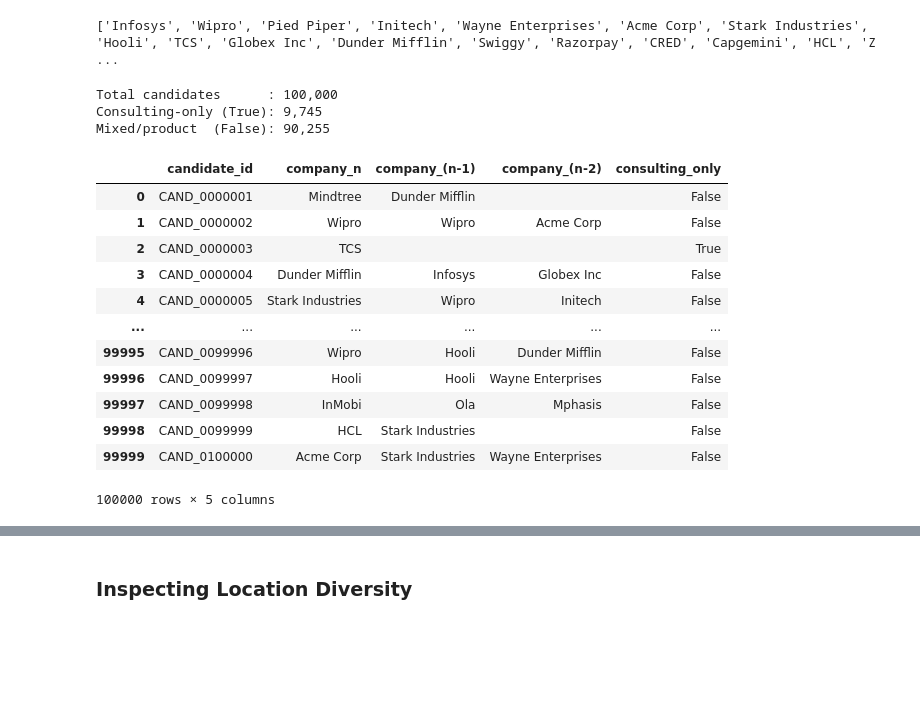
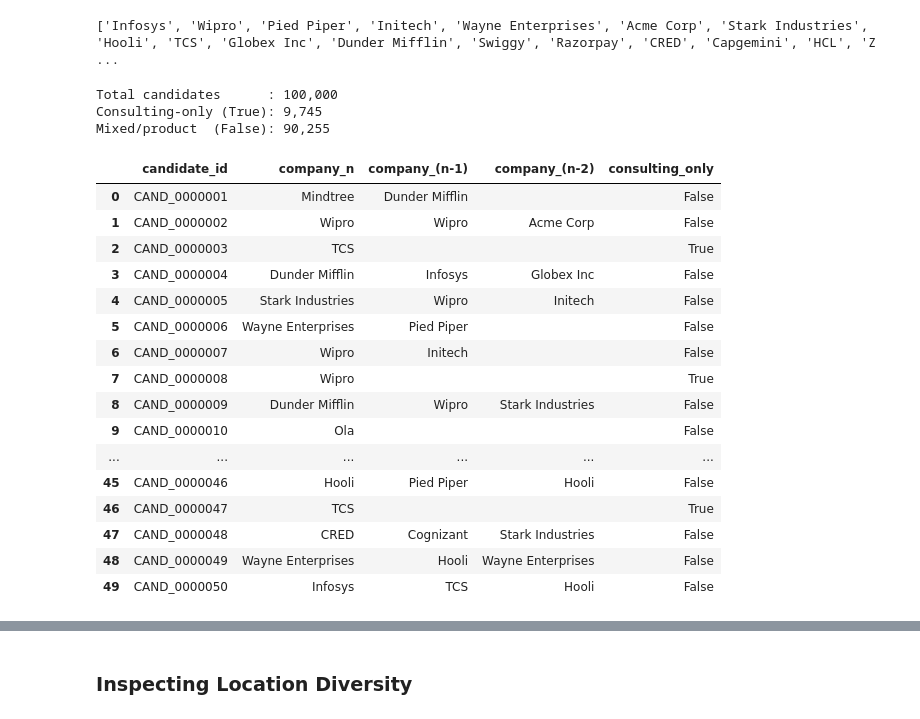
Before and after one commit to Tanav-Kolar/Resume-Ranker, a Jupyter notebook: eda.ipynb, the cells around one changed output, grey strips where cells are left out. Saved outputs shown, nothing was run; the diff lists cells and outputs as text; code cells hidden in the pictures; blank space fills up the shorter version.

```diff
--- a/eda.ipynb
+++ b/eda.ipynb
@@ -330,38 +315,42 @@ for c in records:
     else:
         consulting_only = False
 
     rows.append({
         'candidate_id'   : cid,
         'company_n'      : company_n,
         'company_(n-1)'  : company_n1,
         'company_(n-2)'  : company_n2,
         'consulting_only': consulting_only,
     })
 
 df_consulting = (
     pd.DataFrame(rows)
     .sort_values('candidate_id')
     .reset_index(drop=True)
 )
 
 print(f"Total candidates      : {len(df_consulting):,}")
 print(f"Consulting-only (True): {df_consulting['consulting_only'].sum():,}")
 print(f"Mixed/product  (False): {(~df_consulting['consulting_only']).sum():,}")
-df_consulting
+df_consulting.head(50)
 # %% [output]
 Total candidates      : 100,000
 Consulting-only (True): 9,745
 Mixed/product  (False): 90,255
 |  | candidate_id | company_n | company_(n-1) | company_(n-2) | consulting_only |
 | 0 | CAND_0000001 | Mindtree | Dunder Mifflin |  | False |
 | 1 | CAND_0000002 | Wipro | Wipro | Acme Corp | False |
 | 2 | CAND_0000003 | TCS |  |  | True |
 | 3 | CAND_0000004 | Dunder Mifflin | Infosys | Globex Inc | False |
 | 4 | CAND_0000005 | Stark Industries | Wipro | Initech | False |
+| 5 | CAND_0000006 | Wayne Enterprises | Pied Piper |  | False |
+| 6 | CAND_0000007 | Wipro | Initech |  | False |
+| 7 | CAND_0000008 | Wipro |  |  | True |
+| 8 | CAND_0000009 | Dunder Mifflin | Wipro | Stark Industries | False |
+| 9 | CAND_0000010 | Ola |  |  | False |
 | ... | ... | ... | ... | ... | ... |
-| 99995 | CAND_0099996 | Wipro | Hooli | Dunder Mifflin | False |
-| 99996 | CAND_0099997 | Hooli | Hooli | Wayne Enterprises | False |
-| 99997 | CAND_0099998 | InMobi | Ola | Mphasis | False |
-| 99998 | CAND_0099999 | HCL | Stark Industries |  | False |
-| 99999 | CAND_0100000 | Acme Corp | Stark Industries | Wayne Enterprises | False |
+| 45 | CAND_0000046 | Hooli | Pied Piper | Hooli | False |
+| 46 | CAND_0000047 | TCS |  |  | True |
+| 47 | CAND_0000048 | CRED | Cognizant | Stark Industries | False |
+| 48 | CAND_0000049 | Wayne Enterprises | Hooli | Wayne Enterprises | False |
+| 49 | CAND_0000050 | Infosys | TCS | Hooli | False |
-100000 rows × 5 columns
```
Also changed, not shown: parts of 15 cells of this notebook.
